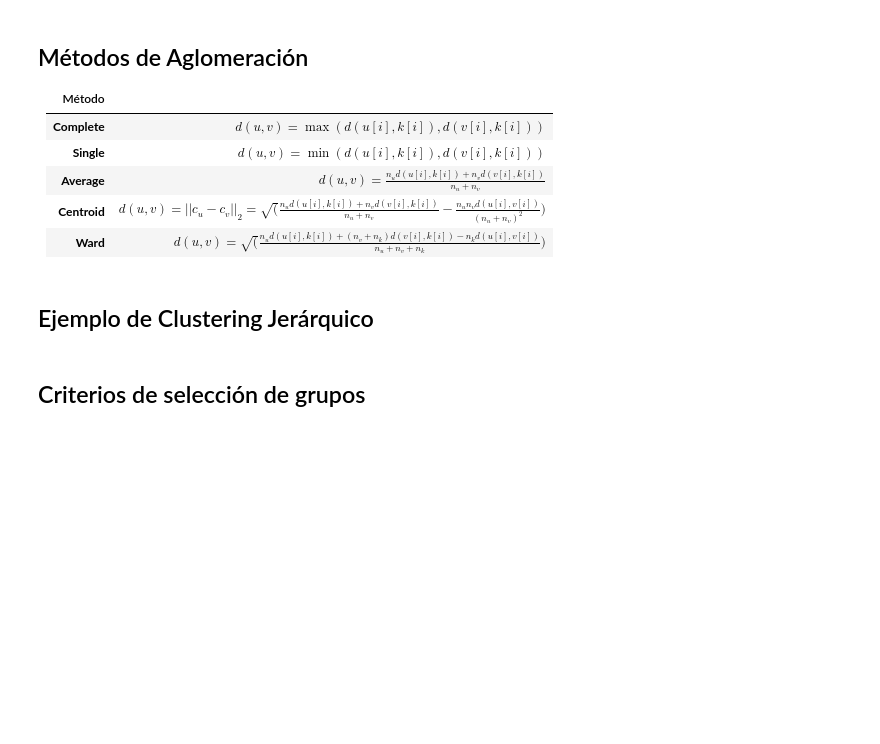
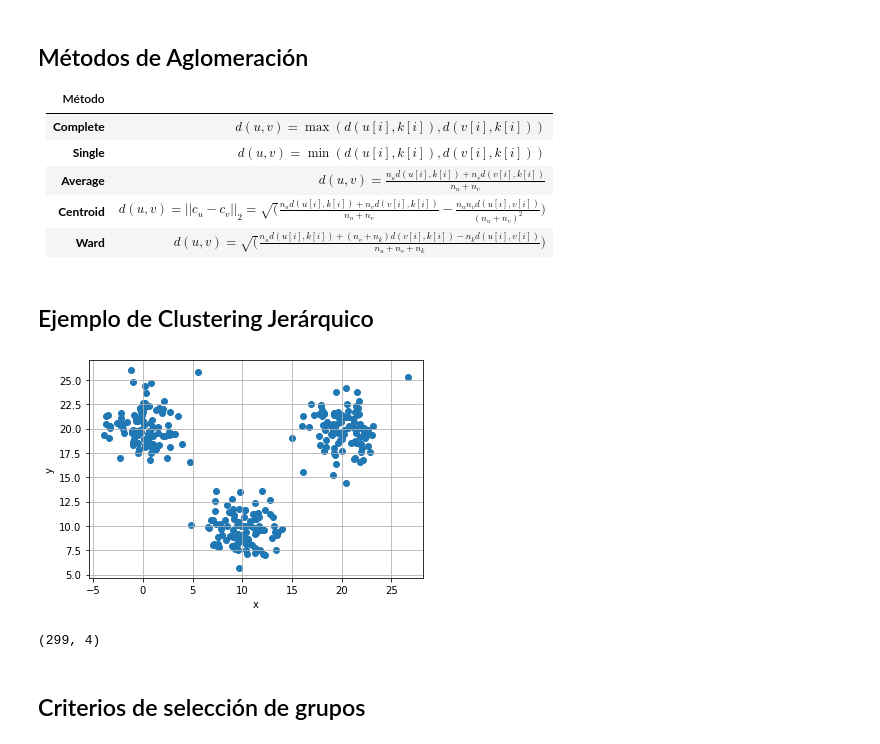
Before and after one commit to gdesirena/Aprendizaje_Automatico_Avanzado, a Jupyter notebook: Modulo1/Notebooks_Clase/1.2.-Aprendizaje No Supervizado Clustering Jerárquico (Repaso).ipynb, the cells around one changed output. Drawn from its saved outputs; the diff is of its cells as text; code cells hidden in the pictures; blank space fills up the shorter version.

```diff
--- a/Modulo1/Notebooks_Clase/1.2.-Aprendizaje No Supervizado Clustering Jerárquico (Repaso).ipynb
+++ b/Modulo1/Notebooks_Clase/1.2.-Aprendizaje No Supervizado Clustering Jerárquico (Repaso).ipynb
@@ -41,0 +47,17 @@ del proceso de “clustering”.
+# %%
+np.random.seed(100)
+
+a = np.random.multivariate_normal([10,10],[[3,0],[0,3]], size=[100])
+b = np.random.multivariate_normal([0,20],[[3,0],[0,3]], size=[100])
+c = np.random.multivariate_normal([20,20],[[3,0],[0,3]], size=[100])
+
+x = np.concatenate((a,b,c))
+# %%
+plt.figure(figsize=(6,4))
+plt.scatter(x[:,0],x[:,1])
+plt.xlabel('x')
+plt.ylabel('y')
+plt.grid()
+plt.show()
+# %% [output]
+[figure, added]
@@ -42,2 +66,6 @@ del proceso de “clustering”.
+# %%
+z.shape
+# %% [output]
+(299, 4)
 # %% [markdown]
 ## Criterios de selección de grupos
```
Also changed, not shown: parts of 28 cells of this notebook, 1 other file.
